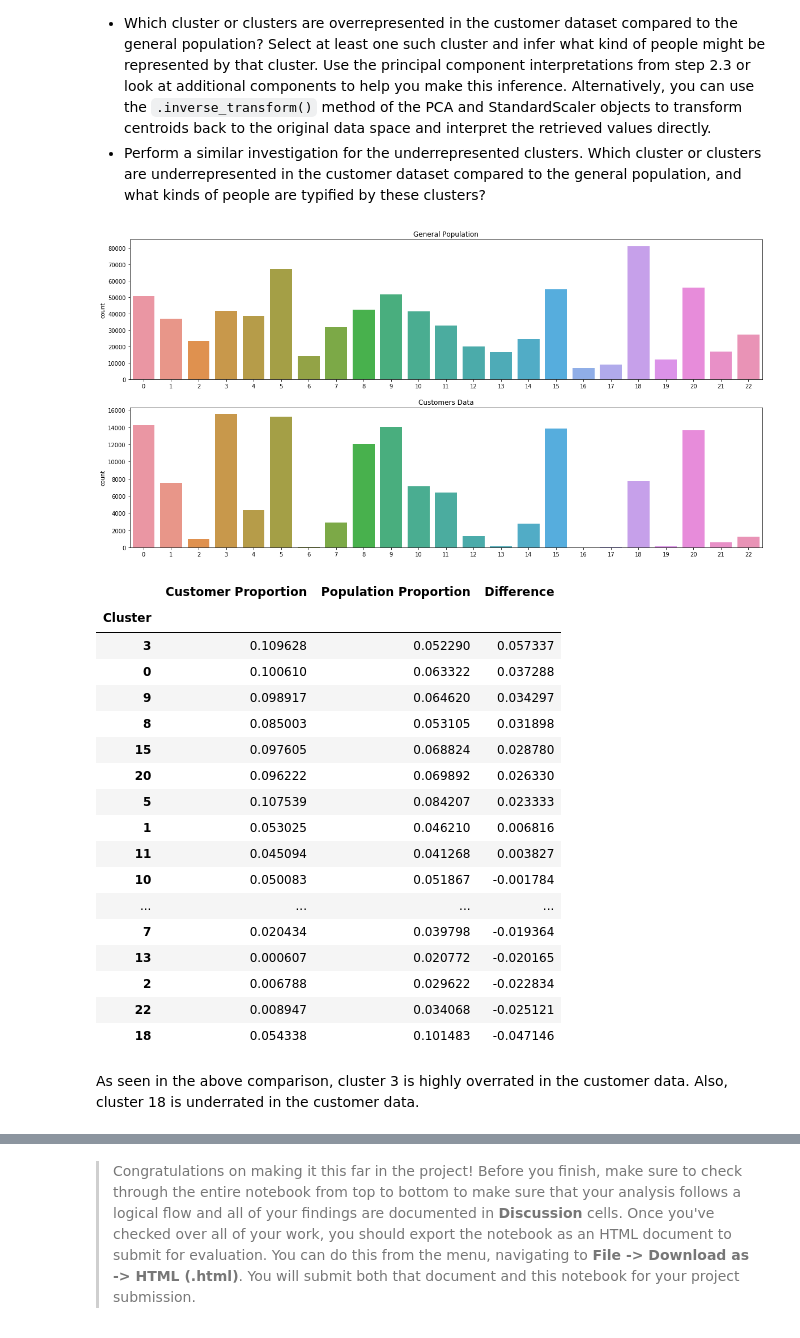
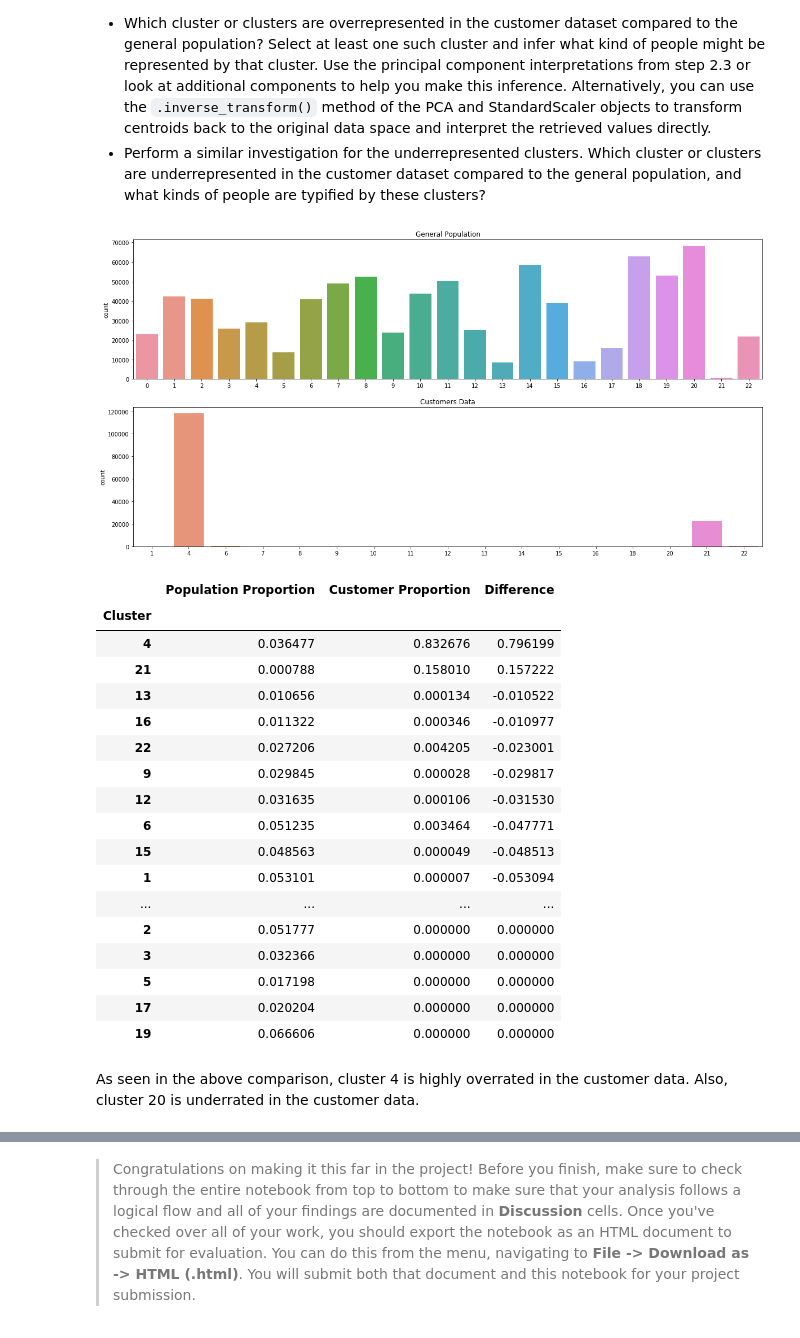
Before and after one commit to NishantDP/Identify-customer-segments, a Jupyter notebook: Identify_Customer_Segments.ipynb, the cells around one changed output, grey strips where cells are left out. Cells and saved outputs as stored; diff of their text form; code cells hidden in the pictures.

```diff
--- a/Identify_Customer_Segments.ipynb
+++ b/Identify_Customer_Segments.ipynb
@@ -1126,0 +1145,5 @@ customers_clean.isnull().sum().sum()
+# %%
+# Add missing columns to the customer data with median of general population
+customers_clean["GEBAEUDETYP_5.0"]= np.median(azdias_cleaned['GEBAEUDETYP_5.0'])
+customers_clean["KKK"]= np.median(azdias_cleaned['KKK'])
+customers_clean["REGIOTYP"]= np.median(azdias_cleaned['REGIOTYP'])
@@ -1127,10 +1158,9 @@ customers_clean.isnull().sum().sum()
 # %%
 # Apply feature scaling to the customer data.
-scaler =StandardScaler()
-customer_scaled=scaler.fit_transform(customers_clean)
+customer_scaled=scaler.transform(customers_clean)
 customer_scaled=pd.DataFrame(customer_scaled,columns=customers_clean.columns.tolist())
 # %%
 # PCA to customer data
-customers_pca_94=pca_94.fit_transform(customer_scaled)
+customers_pca_94=pca_94.transform(customer_scaled)
 scree_plot(pca_94)
 # %% [output]
@@ -1165,40 +1195,40 @@ ax2.set_title('Customers Data')
 sns.countplot(customers_labels,ax=ax2)
 plt.show()
 # %% [output]
-[figure, old version]
+[figure, new version]
 # %%
 cust_prop = pd.DataFrame(customers_labels,columns=['Cluster']).reset_index().groupby('Cluster').count()/len(customers_labels)
 pop_prop = pd.DataFrame(labels,columns=['Cluster']).reset_index().groupby('Cluster').count()/len(labels)
 diff = (cust_prop-pop_prop)
 diff.rename({'index':'Difference'}, axis=1, inplace=True)
 cust_prop.rename({'index':'Customer Proportion'}, axis=1, inplace=True)
 pop_prop.rename({'index':'Population Proportion'}, axis=1, inplace=True)
 
-proportions = cust_prop.join(pop_prop).join(diff).sort_values('Difference',ascending=False)
+proportions = pop_prop.join(cust_prop).join(diff).sort_values('Difference',ascending=False)
 proportions.fillna(0, inplace=True)
 proportions
 # %% [output]
-|  | Customer Proportion | Population Proportion | Difference |
+|  | Population Proportion | Customer Proportion | Difference |
 | Cluster |  |  |  |
-| 3 | 0.109628 | 0.052290 | 0.057337 |
-| 0 | 0.100610 | 0.063322 | 0.037288 |
-| 9 | 0.098917 | 0.064620 | 0.034297 |
-| 8 | 0.085003 | 0.053105 | 0.031898 |
-| 15 | 0.097605 | 0.068824 | 0.028780 |
-| 20 | 0.096222 | 0.069892 | 0.026330 |
-| 5 | 0.107539 | 0.084207 | 0.023333 |
-| 1 | 0.053025 | 0.046210 | 0.006816 |
-| 11 | 0.045094 | 0.041268 | 0.003827 |
-| 10 | 0.050083 | 0.051867 | -0.001784 |
+| 4 | 0.036477 | 0.832676 | 0.796199 |
+| 21 | 0.000788 | 0.158010 | 0.157222 |
+| 13 | 0.010656 | 0.000134 | -0.010522 |
+| 16 | 0.011322 | 0.000346 | -0.010977 |
+| 22 | 0.027206 | 0.004205 | -0.023001 |
+| 9 | 0.029845 | 0.000028 | -0.029817 |
+| 12 | 0.031635 | 0.000106 | -0.031530 |
+| 6 | 0.051235 | 0.003464 | -0.047771 |
+| 15 | 0.048563 | 0.000049 | -0.048513 |
+| 1 | 0.053101 | 0.000007 | -0.053094 |
 | ... | ... | ... | ... |
-| 7 | 0.020434 | 0.039798 | -0.019364 |
-| 13 | 0.000607 | 0.020772 | -0.020165 |
-| 2 | 0.006788 | 0.029622 | -0.022834 |
-| 22 | 0.008947 | 0.034068 | -0.025121 |
-| 18 | 0.054338 | 0.101483 | -0.047146 |
+| 2 | 0.051777 | 0.000000 | 0.000000 |
+| 3 | 0.032366 | 0.000000 | 0.000000 |
+| 5 | 0.017198 | 0.000000 | 0.000000 |
+| 17 | 0.020204 | 0.000000 | 0.000000 |
+| 19 | 0.066606 | 0.000000 | 0.000000 |
 # %% [markdown]
-As seen in the above comparison, cluster 3 is highly overrated in the customer data.
-Also, cluster 18 is underrated in the customer data.
+As seen in the above comparison, cluster 4 is highly overrated in the customer data.
+Also, cluster 20 is underrated in the customer data.
 # %%
 # Inverse transform to extract cluster centers
 cluster_description = pd.DataFrame(scaler.inverse_transform(pca_94.inverse_transform(final_model.cluster_centers_)), columns=customers_clean.columns)
```
Also changed, not shown: parts of 13 cells of this notebook, 1 other file.
